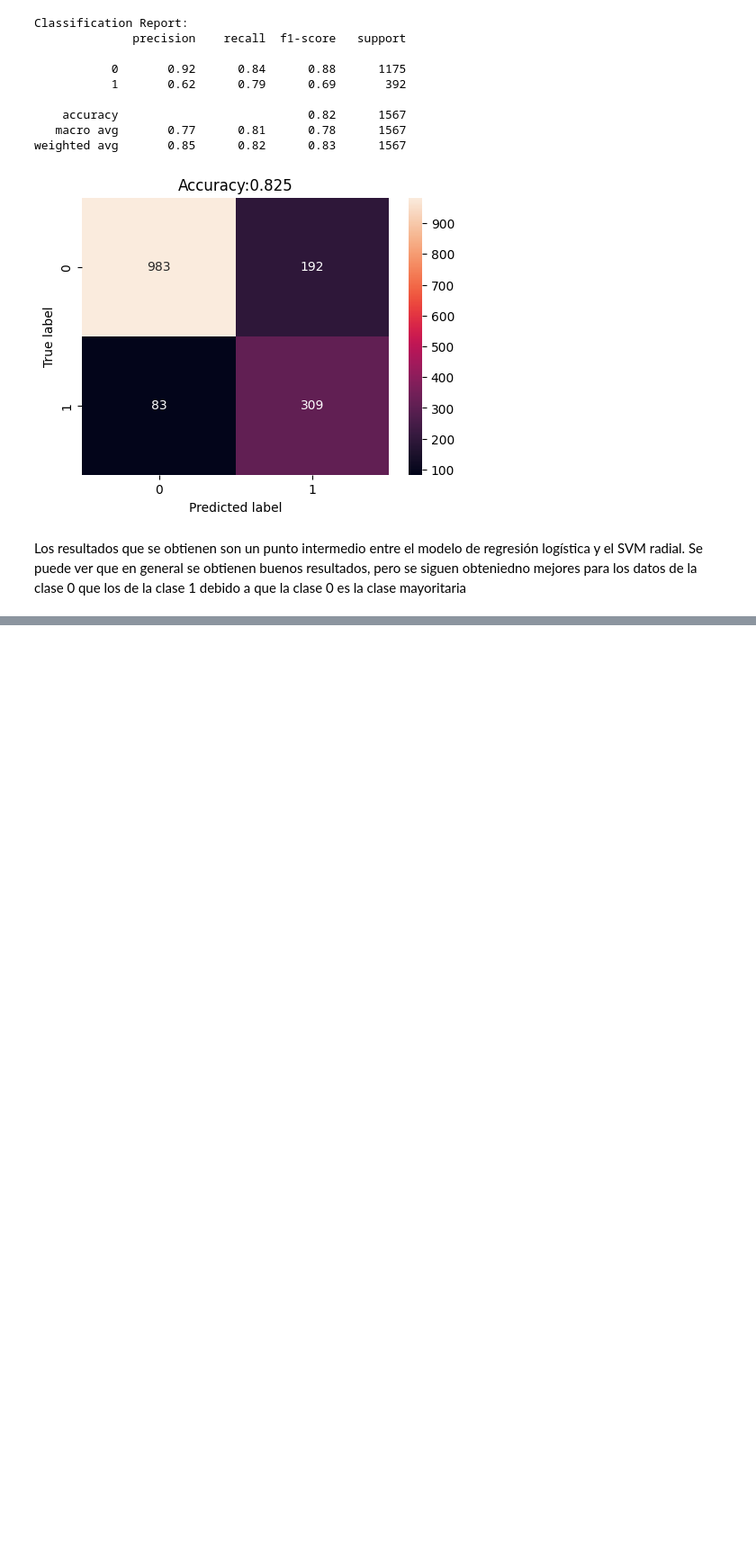
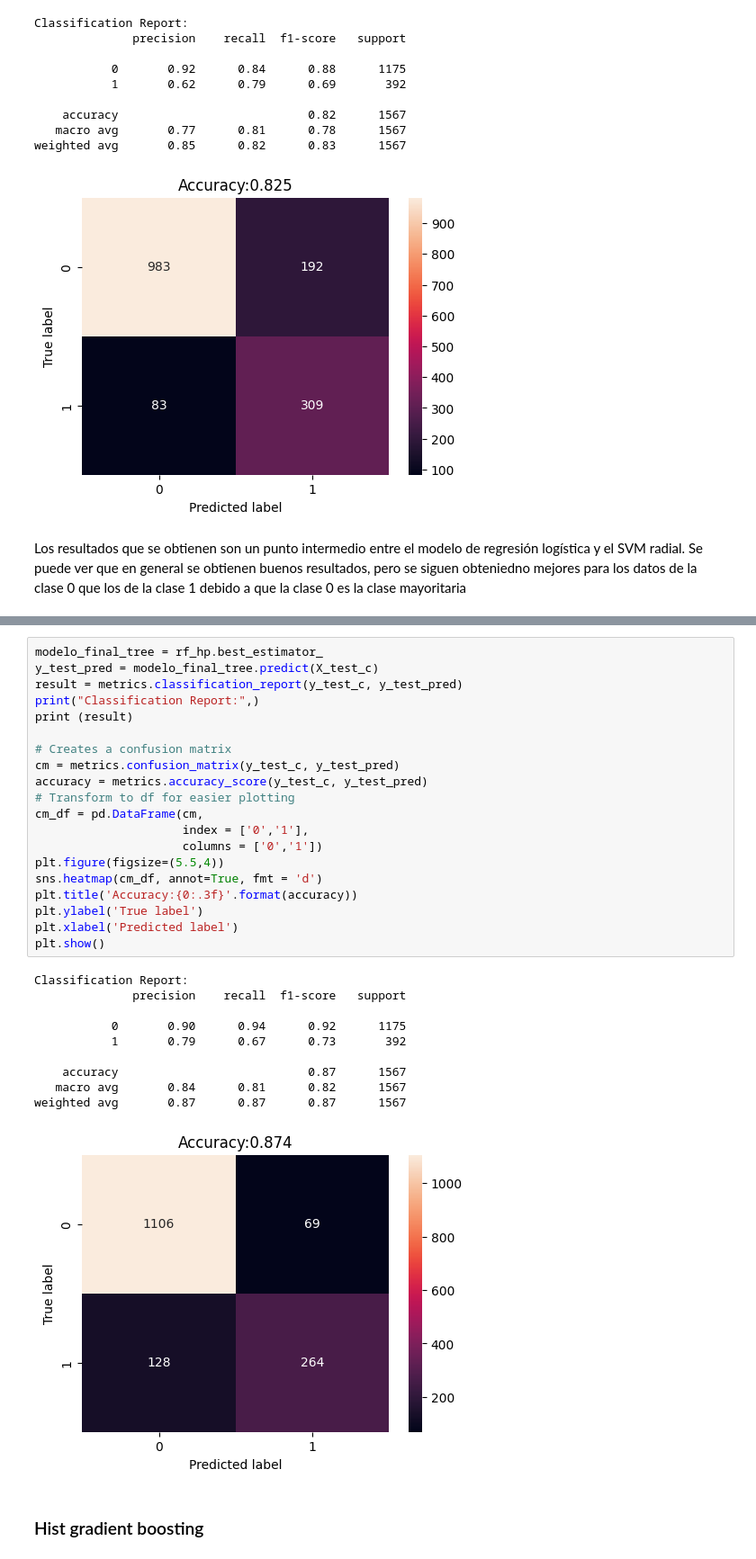
Before and after one commit to GLuis189/GRUPO13_Practica1, a Jupyter notebook: main.ipynb, the cells around one changed output, grey strips where cells are left out. Shown at 90% size. Drawn from its saved outputs; the diff is of its cells as text; blank space fills up the shorter version.

```diff
--- a/main.ipynb
+++ b/main.ipynb
@@ -1809,0 +1882,33 @@ Los resultados que se obtienen son un punto intermedio entre el modelo de regres
+# %%
+modelo_final_tree = rf_hp.best_estimator_
+y_test_pred = modelo_final_tree.predict(X_test_c)
+result = metrics.classification_report(y_test_c, y_test_pred)
+print("Classification Report:",)
+print (result)
+
+# Creates a confusion matrix
+cm = metrics.confusion_matrix(y_test_c, y_test_pred)
+accuracy = metrics.accuracy_score(y_test_c, y_test_pred)
+# Transform to df for easier plotting
+cm_df = pd.DataFrame(cm,
+                     index = ['0','1'],
+                     columns = ['0','1'])
+plt.figure(figsize=(5.5,4))
+sns.heatmap(cm_df, annot=True, fmt = 'd')
+plt.title('Accuracy:{0:.3f}'.format(accuracy))
+plt.ylabel('True label')
+plt.xlabel('Predicted label')
+plt.show()
+# %% [output]
+Classification Report:
+              precision    recall  f1-score   support
+
+           0       0.90      0.94      0.92      1175
+           1       0.79      0.67      0.73       392
+
+    accuracy                           0.87      1567
+   macro avg       0.84      0.81      0.82      1567
+weighted avg       0.87      0.87      0.87      1567
+[figure, added]
+# %% [markdown]
+### Hist gradient boosting
```
Also changed, not shown: parts of 13 cells of this notebook.
